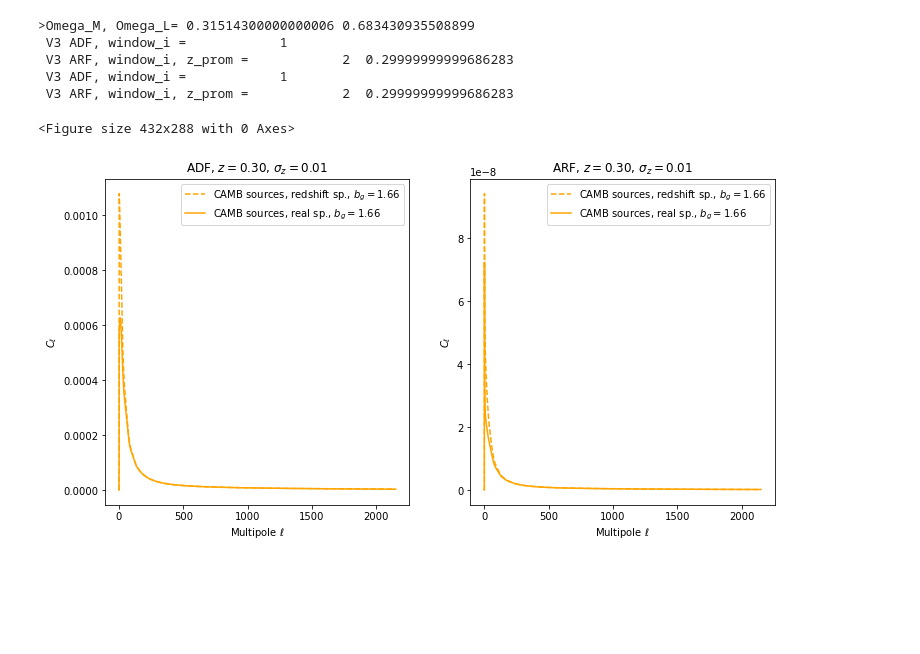
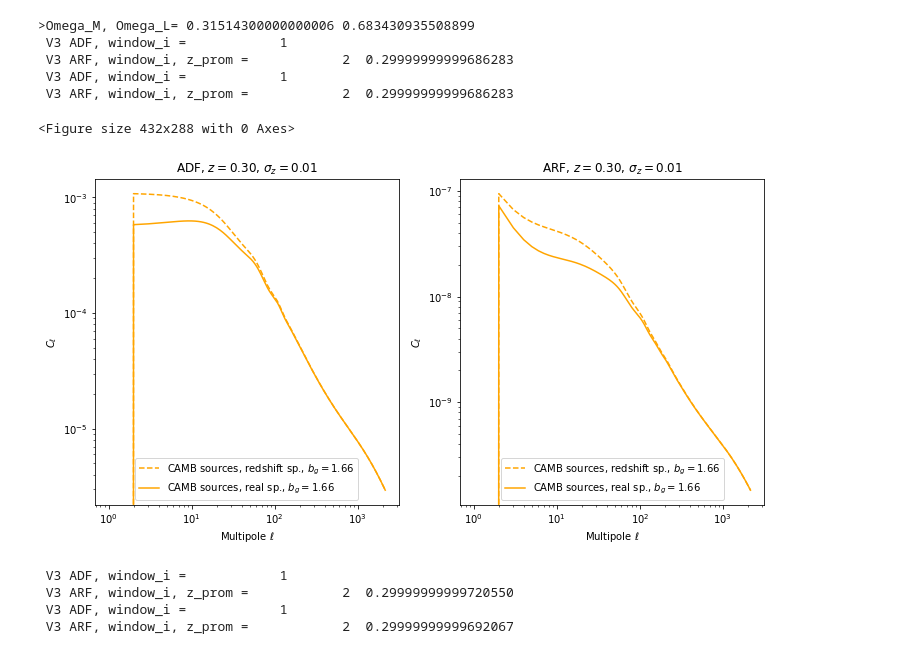
Before and after one commit to louisl3grand/CAMB, a Jupyter notebook: notebooks/Test_arf.ipynb, the cells around one changed output. Cells and saved outputs as stored; diff of their text form; code cells hidden in the pictures; blank space fills up the shorter version.

```diff
--- a/notebooks/Test_arf.ipynb
+++ b/notebooks/Test_arf.ipynb
@@ -21,9 +21,14 @@ Using CAMB 1.3.6 installed at /Users/louis/Code/CAMBfork/camb
 lmax=2000
 pars = camb.CAMBparams()
 cosmo1_dict={'Omegam':0.315143, 'OmegaL':0.684857, 'OmegaB':0.0491168,'h0':0.6726, 'nS':0.963, 'w0':-1., 'wa':0., 'sg80':0.83} # we create a "cosmo" dictionary with Planck DR2 values (fiducial model)
-h0=cosmo1_dict['h0'] ; ombh2=cosmo1_dict['h0']**2*cosmo1_dict['OmegaB'] ; omch2=cosmo1_dict['h0']**2*(cosmo1_dict['Omegam']-cosmo1_dict['OmegaB'])
+h0=cosmo1_dict['h0']
+ombh2=cosmo1_dict['h0']**2*cosmo1_dict['OmegaB']
+omch2=cosmo1_dict['h0']**2*(cosmo1_dict['Omegam']-cosmo1_dict['OmegaB'])
+
 pars.set_cosmology(H0=h0*1e2, ombh2=ombh2, omch2=omch2)
+
 print('>Omega_M, Omega_L=',(pars.ombh2+pars.omch2)/(pars.H0/1e2)**2,1.-(pars.ombh2+pars.omch2+pars.omnuh2)/(pars.H0/1e2)**2)
+
 pars.InitPower.set_params(As=2e-9, ns=cosmo1_dict['nS'])
 pars.set_for_lmax(lmax, lens_potential_accuracy=1)
 #set Want_CMB to true if you also want CMB spectra or correlations
@@ -32,17 +37,23 @@ pars.Want_CMB = True
 pars.NonLinear = model.NonLinear_both
 #
 biasP=1.66 ; biasR=3.8
-zobs=np.array([0.3]) ; sgzar=np.array([0.01])
+zobs=np.array([0.3])
+sgzar=np.array([0.01])
 # this dictionary considers both ADF (source_type="counts") and ARF (source_type="arf") for the same shell
 pars.SourceWindows=[GaussianSourceWindow(redshift=zobs[0],source_type='counts',bias=biasP,sigma=sgzar[0],dlog10Ndm=0.),\
 	GaussianSourceWindow(redshift=zobs[0],source_type='arf',bias=biasP,sigma=sgzar[0],dlog10Ndm=0.)]
 #We only consider RSD term among relativistic corrections
-pars.SourceTerms.counts_redshift=True ; pars.SourceTerms.counts_density=True
-pars.SourceTerms.counts_lensing=False ; pars.SourceTerms.counts_radial=False ; pars.SourceTerms.use_21cm_mK=False
+pars.SourceTerms.counts_redshift=True
+pars.SourceTerms.counts_density=True
+pars.SourceTerms.counts_lensing=False
+pars.SourceTerms.counts_radial=False
+pars.SourceTerms.use_21cm_mK=False
+
 results = camb.get_results(pars)
 cls1 = results.get_cmb_unlensed_scalar_array_dict(raw_cl=True)
 #We drop the  RSD term and neglect all relativistic corrections (only density term)
-pars.SourceTerms.counts_redshift=False ; pars.SourceTerms.counts_density=True
+pars.SourceTerms.counts_redshift=False
+pars.SourceTerms.counts_density=True
 results = camb.get_results(pars)
 cls2 = results.get_cmb_unlensed_scalar_array_dict(raw_cl=True)
 ll0=np.arange(len(cls1['TxT'])) ; ll2=ll0[2:]
@@ -58,19 +69,32 @@ clADFr=cls2['W1xW1'] ; clARFr=cls2['W2xW2']
 # %%
 plt.clf()
 fig,ax1=plt.subplots(nrows=1,ncols=2,figsize=(12,6))
 #
-ax1[0].plot(ll0,clADF,color='orange',ls='dashed',label='CAMB sources, redshift sp., $b_g=$%.2f'%biasP)
+ax1[0].loglog(ll0,clADF,color='orange',ls='dashed',label='CAMB sources, redshift sp., $b_g=$%.2f'%biasP)
 ax1[0].plot(ll0,clADFr,color='orange',label='CAMB sources, real sp., $b_g=$%.2f'%biasP)
 ax1[0].set_xlabel('Multipole $\ell$') ; ax1[0].set_ylabel('$C_{\ell}$') ; # ax1[0].set_xlim([1.,2*ns]) #; ax1[0].set_yscale('log')
 ax1[0].set_title('ADF, $z=$%.2f, $\sigma_z=$%.2f'%(zobs[0],sgzar[0])) ; ax1[0].legend(loc='best',prop={'size': 10}) ; #ax1[0].set_ylim([0e0,8e-3])
 #
 sg=sgzar[0]
-ax1[1].plot(ll0,clARF,color='orange',ls='dashed',label='CAMB sources, redshift sp., $b_g=$%.2f'%biasP)
+ax1[1].loglog(ll0,clARF,color='orange',ls='dashed',label='CAMB sources, redshift sp., $b_g=$%.2f'%biasP)
 ax1[1].plot(ll0,clARFr,color='orange',label='CAMB sources, real sp., $b_g=$%.2f'%biasP)
 ax1[1].set_xlabel('Multipole $\ell$') ; ax1[0].set_ylabel('$C_{\ell}$')  ; ax1[1].set_ylabel('$C_{\ell}$') ; #ax1[1].set_xlim([1.,2.*ns]) #; ax1[1].set_yscale('log')
 ax1[1].set_title('ARF, $z=$%.2f, $\sigma_z=$%.2f'%(zobs[0],sgzar[0])) ; ax1[1].legend(loc='best', prop={'size': 10}) ; # ax1[1].set_ylim([0e0,0.6e-6])
 #
 # plt.savefig('C_ell_tst.png',dpi=300)
 # %% [output]
 <Figure size 432x288 with 0 Axes>
-[figure, old version]
+[figure, new version]
+# %%
+mnus = np.array([0.06, 0.1])
+cls = []
+
+for i, mnu in enumerate(mnus):
+    pars.set_cosmology(H0=cosmo1_dict['h0']*100, mnu=mnu)
+    results = camb.get_results(pars)
+    cls.append(results.get_cmb_unlensed_scalar_array_dict(raw_cl=True))
+# %% [output]
+ V3 ADF, window_i =            1
+ V3 ARF, window_i, z_prom =            2  0.29999999999720550
+ V3 ADF, window_i =            1
+ V3 ARF, window_i, z_prom =            2  0.29999999999692067
```
Also changed, not shown: parts of 26 cells of this notebook, 5 other files.
